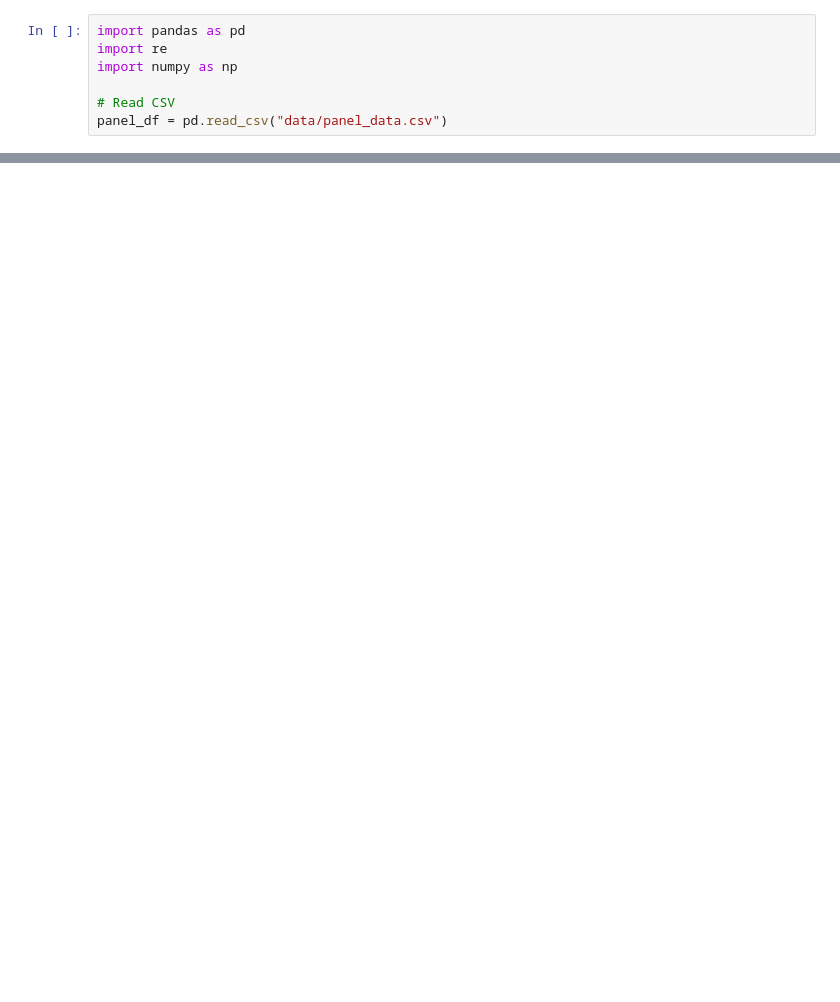
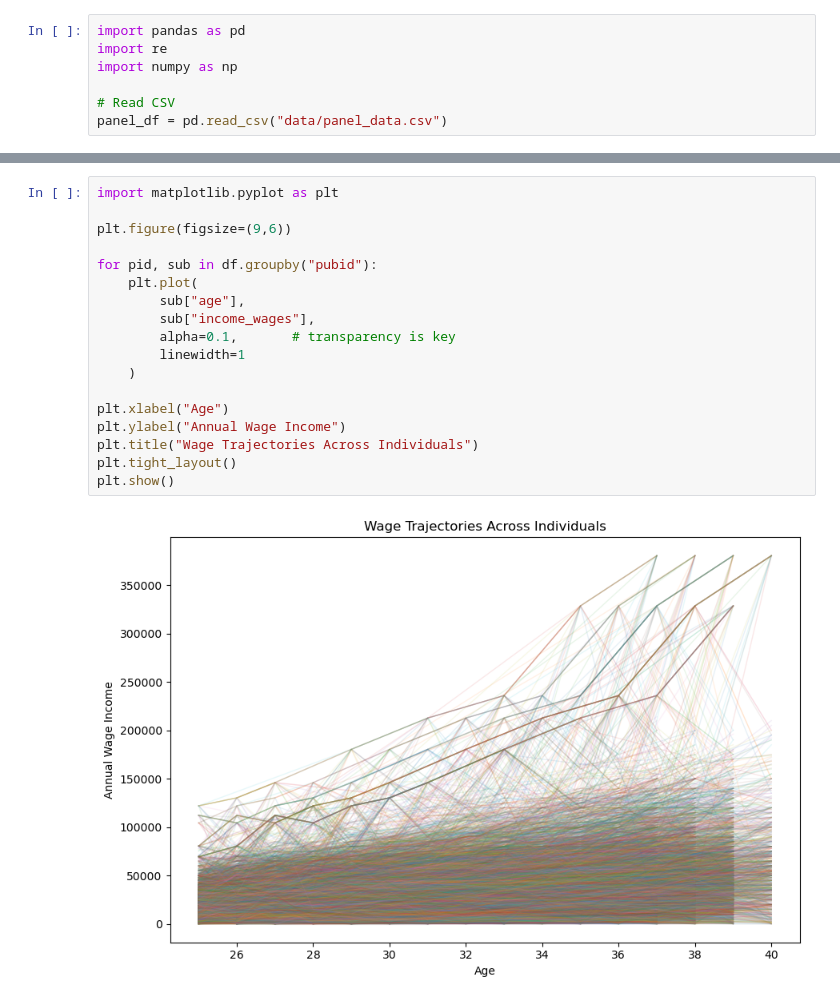
Before and after one commit to xblam/developmental_economics, a Jupyter notebook: model.ipynb, the cells around one changed output, grey strips where cells are left out. Cells and saved outputs as stored; diff of their text form; blank space fills up the shorter version.

```diff
--- a/model.ipynb
+++ b/model.ipynb
@@ -7,0 +22,20 @@ panel_df = pd.read_csv("data/panel_data.csv")
+# %%
+import matplotlib.pyplot as plt
+
+plt.figure(figsize=(9,6))
+
+for pid, sub in df.groupby("pubid"):
+    plt.plot(
+        sub["age"],
+        sub["income_wages"],
+        alpha=0.1,       # transparency is key
+        linewidth=1
+    )
+
+plt.xlabel("Age")
+plt.ylabel("Annual Wage Income")
+plt.title("Wage Trajectories Across Individuals")
+plt.tight_layout()
+plt.show()
+# %% [output]
+[figure, added]
```
Also changed, not shown: parts of 11 cells of this notebook, 2 other files.
